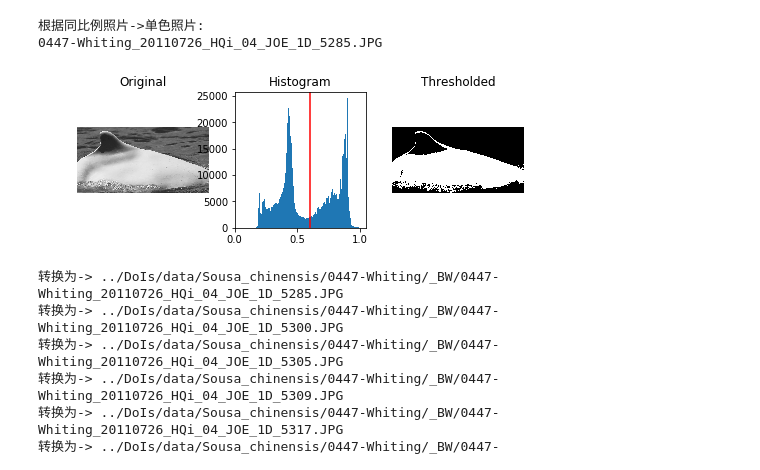
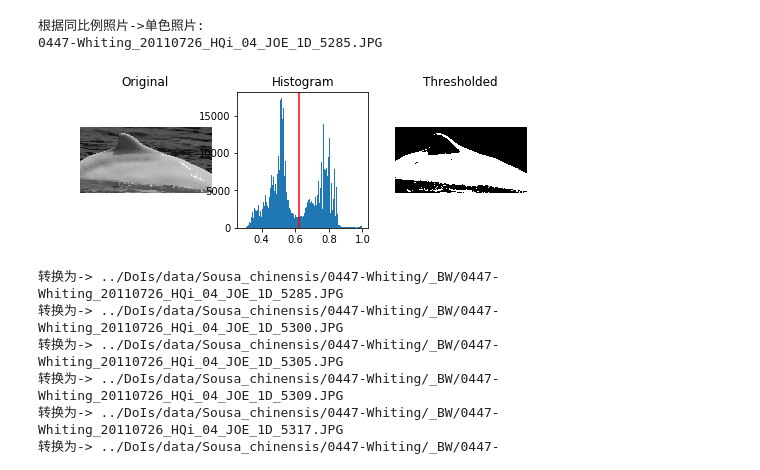
Before and after one commit to tfugzh/demo, a Jupyter notebook: ipynb/DoIs-init-photo-cleanup.ipynb, the cells around one changed output. Saved outputs shown, nothing was run; the diff lists cells and outputs as text; code cells hidden in the pictures.

```diff
--- a/ipynb/DoIs-init-photo-cleanup.ipynb
+++ b/ipynb/DoIs-init-photo-cleanup.ipynb
@@ -59,7 +59,7 @@ print('''有图片: {} 张
 # %%
 import IPython.display as dp
 
-for f in _fotos[:4]:
+for f in _fotos[-4:]:
     _sfoto = "%s/%s"%(_foto_root, f)
     print(_sfoto)
     _img = dp.Image(filename=_sfoto, width=420)
@@ -125,7 +125,7 @@ def homo_scale(w,h):
         return (w, w/2, "H")
 
 
-for f in _fotos[10:20]:
+for f in _fotos[:5]:
     _sfoto = "%s/%s"%(_foto_root, f)
     #print(f)
     _img = Image.open(_sfoto)#返回一个Image对象
@@ -238,35 +232,35 @@ def plot_thresholding(foto):
     _res = "%s/_SS/%s"%(_dolphin, foto)
     _img = skio.imread(_res , as_gray=True)
     #print(_res, type(_img))
     thresh = threshold_otsu(_img)
     binary = _img > thresh
 
     fig, axes = plt.subplots(ncols=3, figsize=(8, 2.5))
     ax = axes.ravel()
     ax[0] = plt.subplot(1, 3, 1)
     ax[1] = plt.subplot(1, 3, 2)
     ax[2] = plt.subplot(1, 3, 3, sharex=ax[0], sharey=ax[0])
 
     ax[0].imshow(_img, cmap=plt.cm.gray)
     ax[0].set_title('Original')
     ax[0].axis('off')
 
     ax[1].hist(_img.ravel(), bins=256)
     ax[1].set_title('Histogram')
     ax[1].axvline(thresh, color='r')
 
     ax[2].imshow(binary, cmap=plt.cm.gray)
     ax[2].set_title('Thresholded')
     ax[2].axis('off')
 
     plt.show()
 
     return None
 
 
-plot_thresholding(_sscales[11])
+plot_thresholding(_sscales[-1])
 # %% [output]
-[figure, old version]
+[figure, new version]
 # %%
 
 def cover2bw(foto):
```
Also changed, not shown: parts of 4 cells of this notebook, 1 other file.
